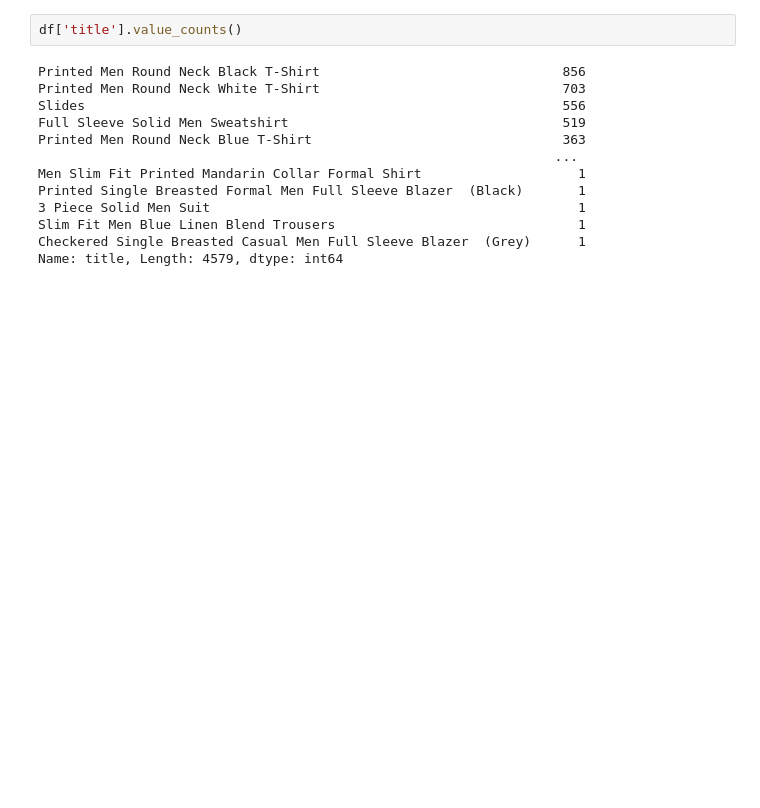
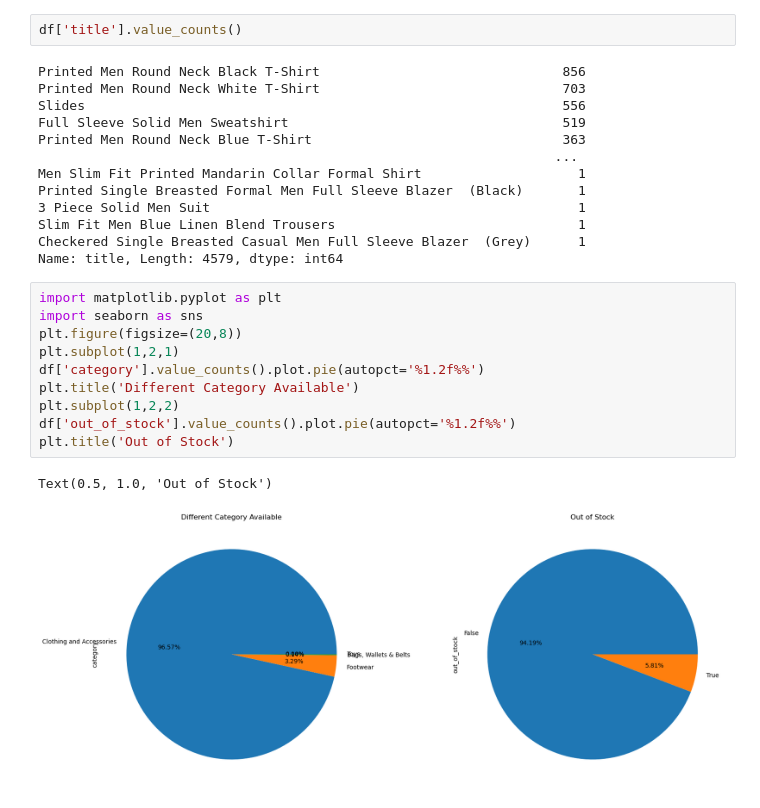
Before and after one commit to ShubhamGupta2505/MachineLearningPractice, a Jupyter notebook: flipkart-product-analysis.ipynb, the cells around one changed output. Saved outputs shown, nothing was run; the diff lists cells and outputs as text; blank space fills up the shorter version.

```diff
--- a/flipkart-product-analysis.ipynb
+++ b/flipkart-product-analysis.ipynb
@@ -207,3 +207,16 @@ Printed Single Breasted Formal Men Full Sleeve Blazer  (Black)       1
 Slim Fit Men Blue Linen Blend Trousers                               1
 Checkered Single Breasted Casual Men Full Sleeve Blazer  (Grey)      1
 Name: title, Length: 4579, dtype: int64
+# %%
+import matplotlib.pyplot as plt
+import seaborn as sns
+plt.figure(figsize=(20,8))
+plt.subplot(1,2,1)
+df['category'].value_counts().plot.pie(autopct='%1.2f%%')
+plt.title('Different Category Available')
+plt.subplot(1,2,2)
+df['out_of_stock'].value_counts().plot.pie(autopct='%1.2f%%')
+plt.title('Out of Stock')
+# %% [output]
+Text(0.5, 1.0, 'Out of Stock')
+[figure, added]
```
Also changed, not shown: parts of 1 cell of this notebook.
